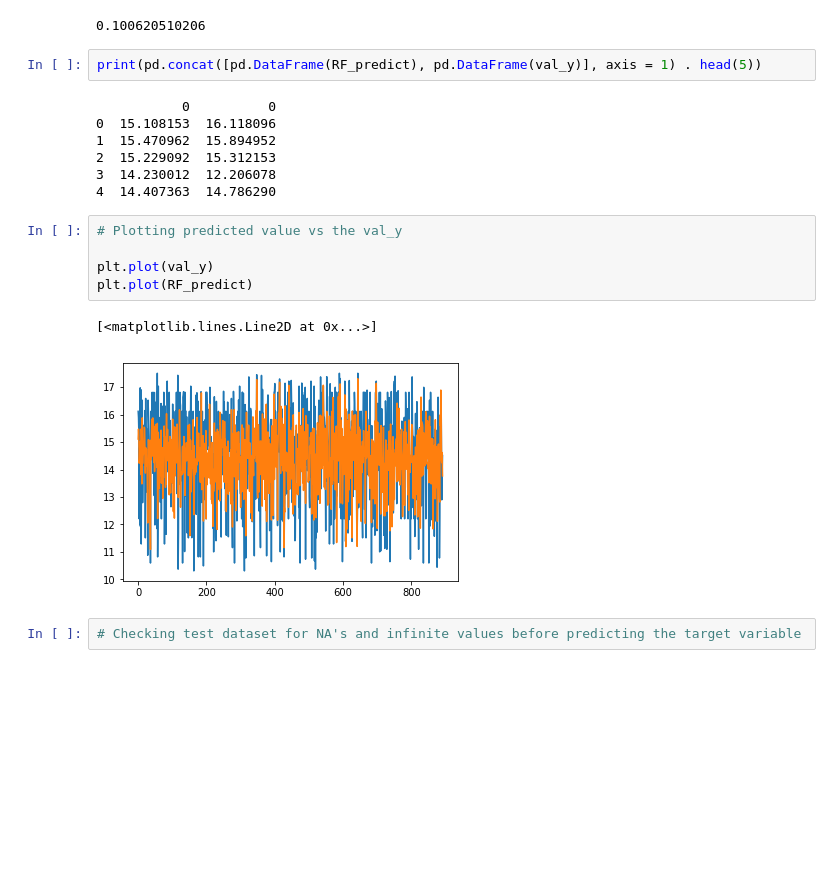
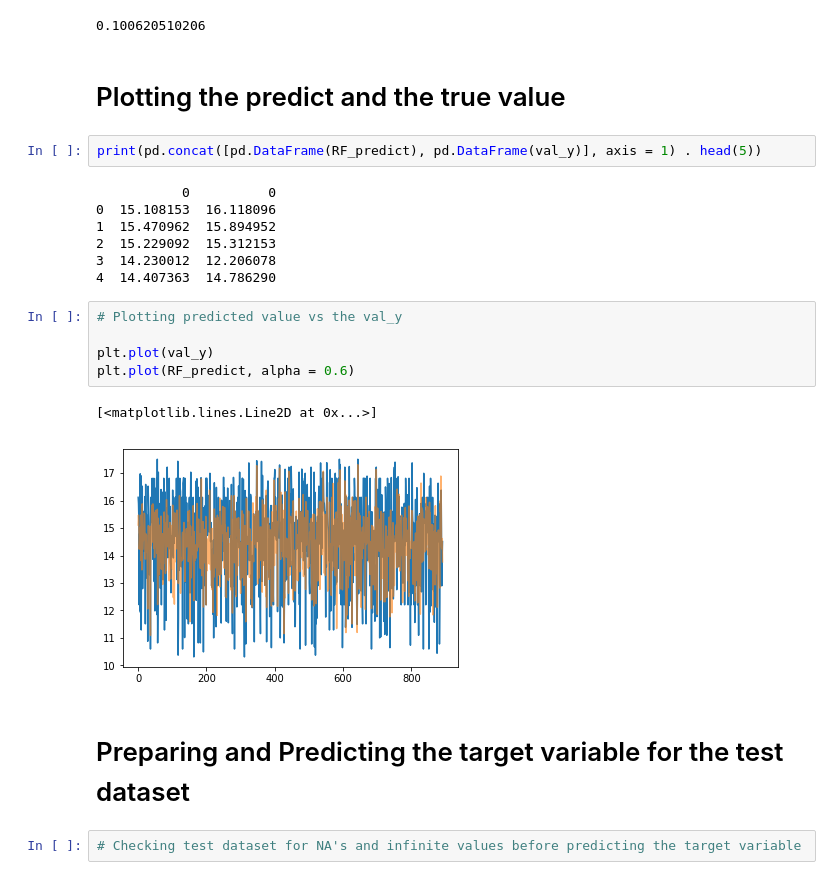
Before and after one commit to prathikshas/Capstone, a Jupyter notebook: Capstone .ipynb, the cells around one changed output. Cells and saved outputs as stored; diff of their text form; blank space fills up the shorter version.

```diff
--- a/Capstone .ipynb
+++ b/Capstone .ipynb
@@ -187,6 +205,8 @@ def rmsle(y_pred, y_test) :
 print (rmsle(RF_predict, val_y))
 # %% [output]
 0.100620510206
+# %% [markdown]
+# Plotting the predict and the true value
 # %%
 print(pd.concat([pd.DataFrame(RF_predict), pd.DataFrame(val_y)], axis = 1) . head(5))
 # %% [output]
@@ -199,11 +219,13 @@ print(pd.concat([pd.DataFrame(RF_predict), pd.DataFrame(val_y)], axis = 1) . hea
 # %%
 # Plotting predicted value vs the val_y
 
 plt.plot(val_y)
-plt.plot(RF_predict)
+plt.plot(RF_predict, alpha = 0.6)
 # %% [output]
 [<matplotlib.lines.Line2D at 0x...>]
-[figure, old version]
+[figure, new version]
+# %% [markdown]
+#  Preparing and Predicting the target variable for the test dataset
 # %%
 # Checking test dataset for NA's and infinite values before predicting the target variable
 # %%
```
Also changed, not shown: parts of 24 cells of this notebook.
